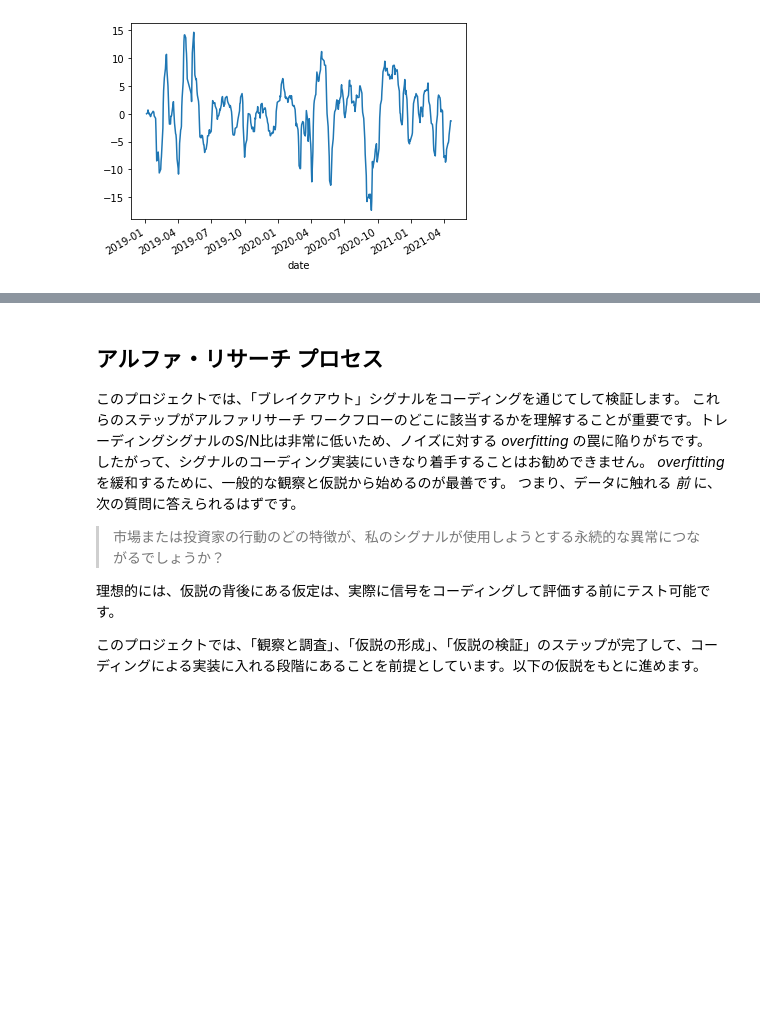
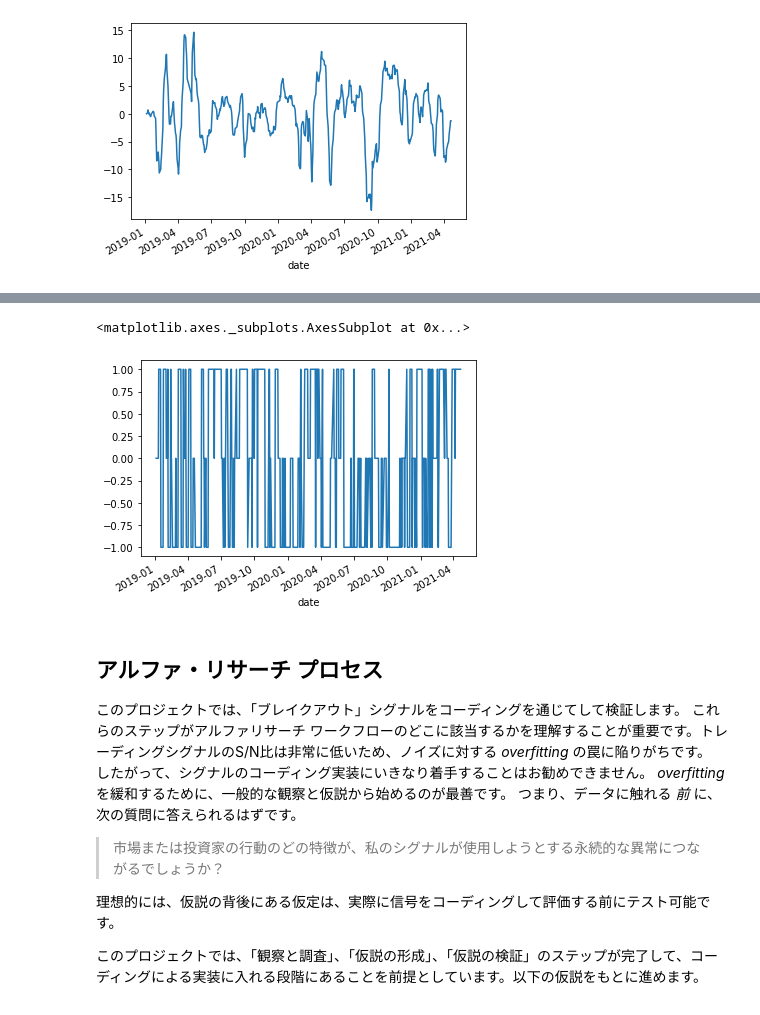
Before and after one commit to HajimeK/AITradeJapanStock, a Jupyter notebook: Japan Stock/BreakoutStrategy/BreakoutJapanStock copy.ipynb, the cells around one changed output, grey strips where cells are left out. Cells and saved outputs as stored; diff of their text form; code cells hidden in the pictures; blank space fills up the shorter version.

```diff
--- a/Japan Stock/BreakoutStrategy/BreakoutJapanStock copy.ipynb
+++ b/Japan Stock/BreakoutStrategy/BreakoutJapanStock copy.ipynb
@@ -440,3 +438,14 @@ position
+# %%
+position = pd.concat([bolinger_position.sum(axis=1).rename('bolinger_position'),
+ rsi_position.sum(axis=1).rename('rsi_position'),
+ macd_position.sum(axis=1).rename('macd_position')],
+ axis=1).fillna(method='ffill').fillna(0).sum(axis=1)
+position[position > 0] =1
+position[position < 0] =-1
+position.plot()
+# %% [output]
+<matplotlib.axes._subplots.AxesSubplot at 0x...>
+[figure, added]
 # %% [markdown]
 ## アルファ・リサーチ プロセス
 
```
Also changed, not shown: parts of 7 cells of this notebook, 1 other file.
